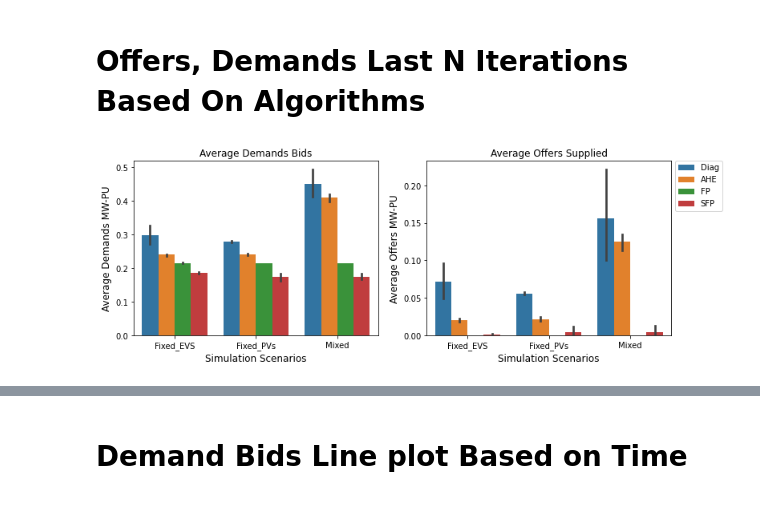
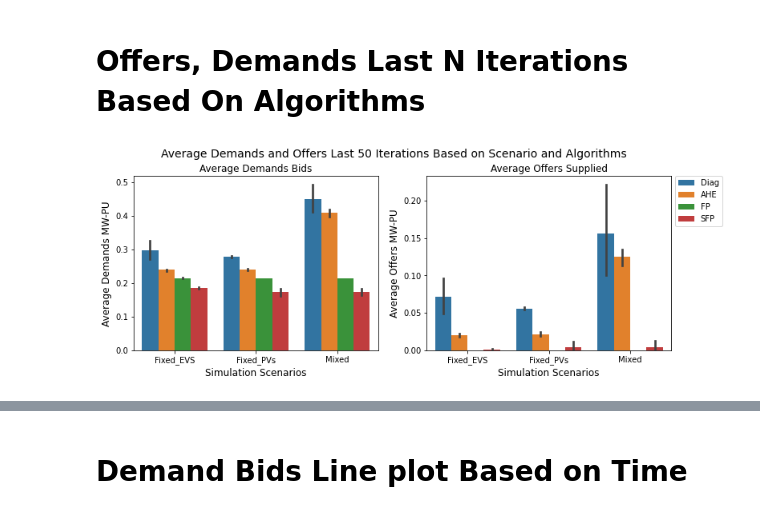
Before and after one commit to alirezakfz/PyomoModels, a Jupyter notebook: 08_SEST2022_DA_EQ/Results3/Plot/Journal_Diagonalization_V01.ipynb, the cells around one changed output, grey strips where cells are left out. Cells and saved outputs as stored; diff of their text form; code cells hidden in the pictures.

```diff
--- a/08_SEST2022_DA_EQ/Results3/Plot/Journal_Diagonalization_V01.ipynb
+++ b/08_SEST2022_DA_EQ/Results3/Plot/Journal_Diagonalization_V01.ipynb
@@ -51,11 +52,11 @@ for i in range(1,10):
 bids_dict = dict()
 for i in range(1,10):
     if i%2==0:
-        bids_dict['offer_0'+str(i)] = "CAT_01"
+        bids_dict['bids_0'+str(i)] = "CAT_01"
     elif i%3==0:
-        bids_dict['offer_0'+str(i)] = "CAT_02"
+        bids_dict['bids_0'+str(i)] = "CAT_02"
     else:
-        bids_dict['offer_0'+str(i)] = "CAT_03"
+        bids_dict['bids_0'+str(i)] = "CAT_03"
 #****************************************************
 col_dict= dict()
 for i in range(1,10):
@@ -245,32 +246,32 @@ df_demand = pd.DataFrame({'Demands':demand, 'Offer':offer,  'Scenario':scenario,
 
 # df_offer = pd.DataFrame({"Offer":offer, 'Scenario':scenario, 'Time':time})
 # df_compare = pd.DataFrame({'Demands':demand,  "Offer":offer, 'Scenario':scenario, 'Time':time})
 # # Slice Dataframe for different plots
 
 fig, axes = plt.subplots(1, 2, figsize=(12, 4))
 order =['Diag', 'AHE', 'FP', 'SFP']
 
 sns.barplot(data= df_demand.groupby(['Category','Algorithm','Scenario']).mean().reset_index(),
             x='Scenario', y='Demands', hue='Algorithm' , hue_order=order, ax=axes[0])
 axes[0].set_title("Average Demands Bids", fontsize=12)
 axes[0].set_xlabel('Simulation Scenarios',fontsize=12);
 axes[0].set_ylabel('Average Demands MW-PU',fontsize=12);
 axes[0].set_rasterized(True)
 
 sns.barplot(data= df_demand.groupby(['Category','Algorithm','Scenario']).mean().reset_index(),
             x='Scenario', y='Offer', hue='Algorithm' , hue_order=order, ax=axes[1])
 axes[1].set_title("Average Offers Supplied", fontsize=12)
 axes[1].set_xlabel('Simulation Scenarios',fontsize=12);
 axes[1].set_ylabel('Average Offers MW-PU',fontsize=12);
 axes[1].set_rasterized(True)
 
 handles, labels = axes[0].get_legend_handles_labels()
 #fig.legend(handles, labels, loc='upper right')
 fig.legend(handles, labels, bbox_to_anchor=(0.98, 0.90))
 
 for ax in axes:
     ax.get_legend().remove()
 
-# fig.suptitle('Average Demands and Offers Last %d Iterations Based on Categories'%last_iterations, fontsize=14, y=1.);
+fig.suptitle('Average Demands and Offers Last %d Iterations Based on Scenario and Algorithms'%last_iterations, fontsize=14, y=1.);
 # %% [output]
-[figure, old version]
+[figure, new version]
```
Also changed, not shown: parts of 6 cells of this notebook, 2 other files.
